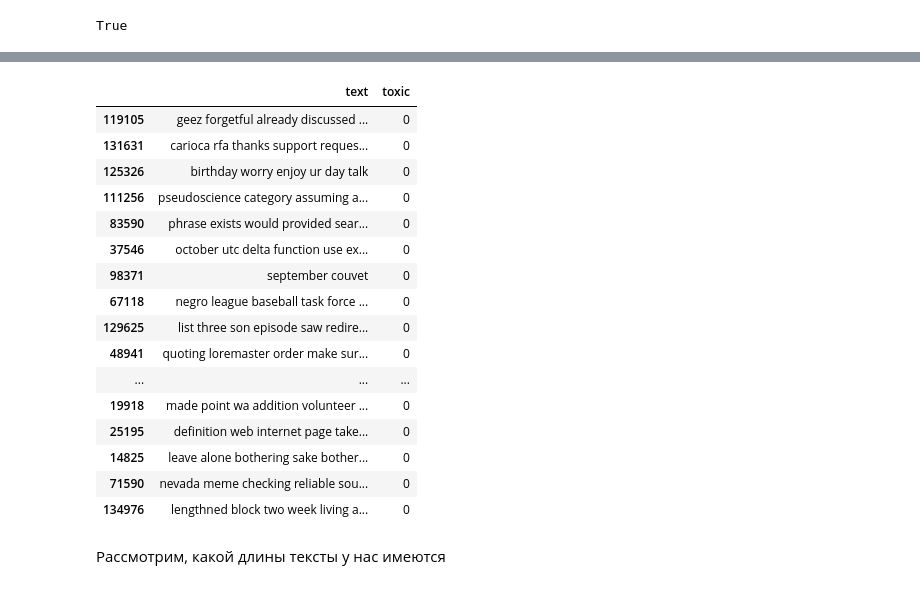
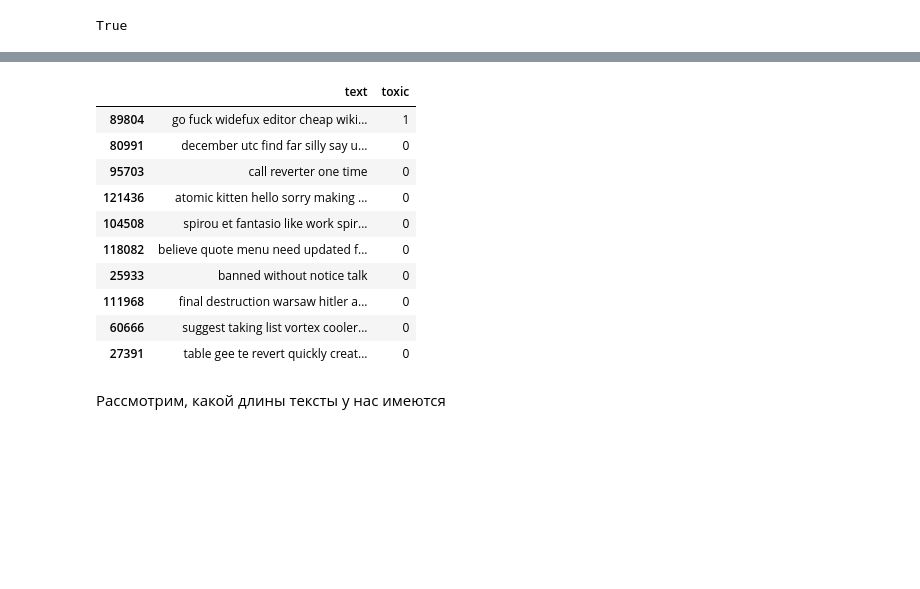
Before and after one commit to veselov-evgeny/ds_projects, a Jupyter notebook: Выявление токсичных комментариев/toxic_comments.ipynb, the cells around one changed output, grey strips where cells are left out. Cells and saved outputs as stored; diff of their text form; code cells hidden in the pictures; blank space fills up the shorter version.

```diff
--- a/Выявление токсичных комментариев/toxic_comments.ipynb
+++ b/Выявление токсичных комментариев/toxic_comments.ipynb
@@ -187,25 +159,19 @@ df.sample(50, random_state=42)
 # %%
 df['text'] = df['text'].apply(lambda x: delete_stopwords(x, stopwords))
 # %%
-df.sample(50, random_state=42)
+df.sample(10, random_state=43)
 # %% [output]
 |  | text | toxic |
-| 119105 | geez forgetful already discussed ... | 0 |
-| 131631 | carioca rfa thanks support reques... | 0 |
-| 125326 | birthday worry enjoy ur day talk | 0 |
-| 111256 | pseudoscience category assuming a... | 0 |
-| 83590 | phrase exists would provided sear... | 0 |
-| 37546 | october utc delta function use ex... | 0 |
-| 98371 | september couvet | 0 |
-| 67118 | negro league baseball task force ... | 0 |
-| 129625 | list three son episode saw redire... | 0 |
-| 48941 | quoting loremaster order make sur... | 0 |
-| ... | ... | ... |
-| 19918 | made point wa addition volunteer ... | 0 |
-| 25195 | definition web internet page take... | 0 |
-| 14825 | leave alone bothering sake bother... | 0 |
-| 71590 | nevada meme checking reliable sou... | 0 |
-| 134976 | lengthned block two week living a... | 0 |
+| 89804 | go fuck widefux editor cheap wiki... | 1 |
+| 80991 | december utc find far silly say u... | 0 |
+| 95703 | call reverter one time | 0 |
+| 121436 | atomic kitten hello sorry making ... | 0 |
+| 104508 | spirou et fantasio like work spir... | 0 |
+| 118082 | believe quote menu need updated f... | 0 |
+| 25933 | banned without notice talk | 0 |
+| 111968 | final destruction warsaw hitler a... | 0 |
+| 60666 | suggest taking list vortex cooler... | 0 |
+| 27391 | table gee te revert quickly creat... | 0 |
 # %% [markdown]
 Рассмотрим, какой длины тексты у нас имеются
 # %%
```
Also changed, not shown: parts of 12 cells of this notebook.
